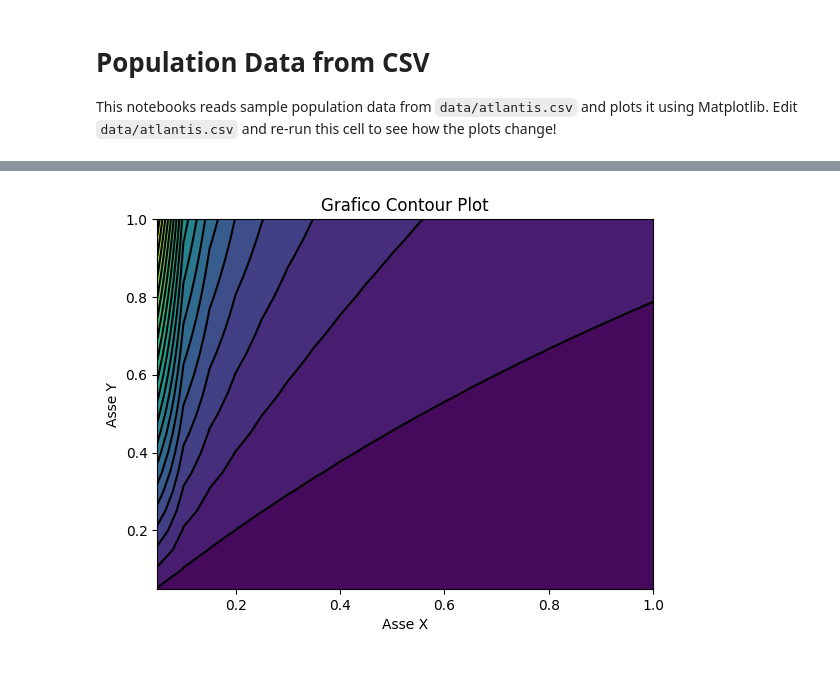
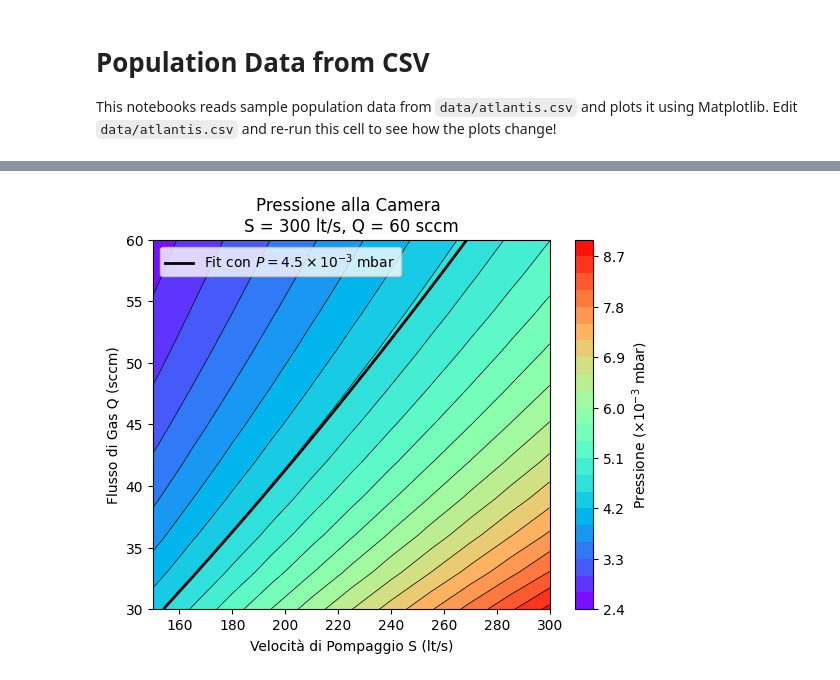
Before and after one commit to roncolat/my-jupyter-lab, a Jupyter notebook: notebooks/population.ipynb, the cells around one changed output, grey strips where cells are left out. Saved outputs shown, nothing was run; the diff lists cells and outputs as text; code cells hidden in the pictures.

```diff
--- a/notebooks/population.ipynb
+++ b/notebooks/population.ipynb
@@ -18,0 +46,17 @@ X, Y = np.meshgrid(x, y)
+# %%
+# Filtra i punti con Z = 4.5 (approssimativamente)
+threshold = 0.1
+target = 4.5
+mask = np.abs(Z - target) < threshold
+x_filtered_0 = X[mask]
+y_filtered_0 = Y[mask]
+
+
+# Esegui una regressione polinomiale di secondo grado
+coefficients_0 = np.polyfit(x_filtered_0, y_filtered_0, 2)
+polynomial_0 = np.poly1d(coefficients_0)
+
+# Stampa i coefficienti dell'equazione polinomiale
+print("Coefficiente di secondo grado:", coefficients_0[0])
+print("Coefficiente di primo grado:", coefficients_0[1])
+print("Termine costante:", coefficients_0[2])
@@ -19,16 +127,31 @@ X, Y = np.meshgrid(x, y)
 # %%
 # Creazione del grafico di tipo contour plot con mappa di colori
-contour_filled = plt.contourf(X, Y, Z, levels=20, cmap='viridis')
-contour_lines = plt.contour(X, Y, Z, levels=20, colors='black')
+contour_filled = plt.contourf(X, Y, Z1, levels=20, cmap="rainbow")
+contour_lines = plt.contour(X, Y, Z1, levels=20, colors='black', linewidths=0.5)
 
 # Aggiunta di etichette agli assi
-plt.xlabel('Asse X')
-plt.ylabel('Asse Y')
+plt.xlabel('Velocità di Pompaggio S (lt/s)')
+plt.ylabel('Flusso di Gas Q (sccm)')
 
 # Aggiunta di un titolo
-plt.title('Grafico Contour Plot')
+plt.title('Pressione alla Camera \nS = 300 lt/s, Q = 60 sccm')
+
+# Aggiunta di una barra dei colori
+cbar = plt.colorbar(contour_filled)
+cbar.set_label('Pressione ($\\times 10^{-3}$ mbar)')
+
+# Traccia la curva polinomiale
+x_fit = np.linspace(x_min, x_max, 100)
+y_fit = polynomial_0(x_fit)
+mask = (y_fit >= y_min) & (y_fit <= y_max)
+
+plt.plot(x_fit[mask], y_fit[mask], 'k-', label='Fit con $P = 4.5 \\times 10^{-3}$ mbar', linewidth=2)
+
+
+# Aggiunta della legenda
+plt.legend()
 
 # Mostra il grafico
 plt.show()
 # %% [output]
-[figure, old version]
+[figure, new version]
```
Also changed, not shown: parts of 10 cells of this notebook.
